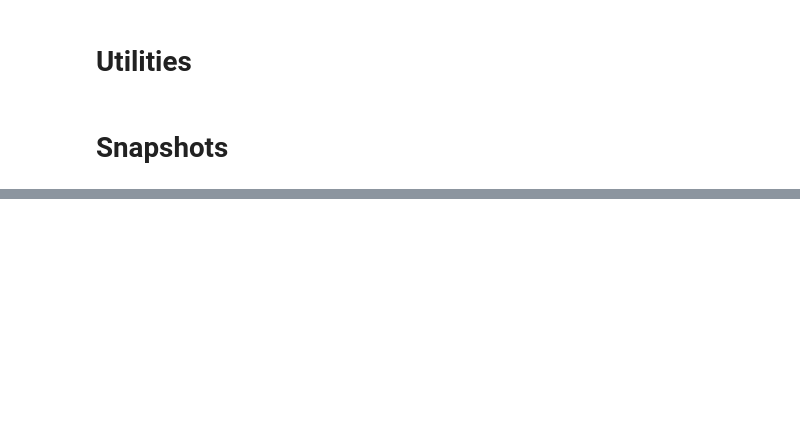
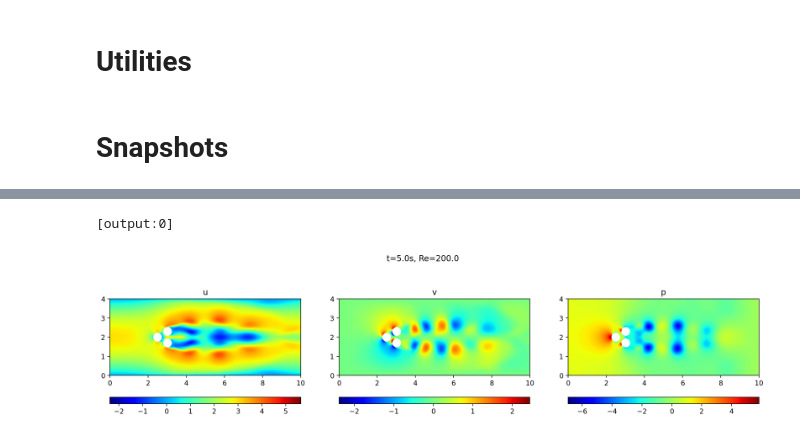
Before and after one commit to adrianoracano/mySHRED, a Jupyter notebook: dataset_pinball_parallel.ipynb, the cells around one changed output, grey strips where cells are left out. Saved outputs shown, nothing was run; the diff lists cells and outputs as text; code cells hidden in the pictures; blank space fills up the shorter version.

```diff
--- a/dataset_pinball_parallel.ipynb
+++ b/dataset_pinball_parallel.ipynb
@@ -1023,9 +865,13 @@ params_range = params_ph_range # + params_airfoil_range
 # %%
 %%px
 
-timesteps = 400
-dt = 8 / timesteps
-ntimes = timesteps + 1 # initial condition
+dt = 0.01
+T = 5
+timesteps = int(T/dt)
+
+
+save_to_np_every_steps = 10
+ntimes = int(timesteps/save_to_np_every_steps) + 1 # initial condition
 # %%
 %%px
 np.random.seed(42)
@@ -1110,17 +984,21 @@ if rank==0:
     triang = tri.Triangulation(x, y)
 
     # Calcola la magnitudine di u per tutti i timestep e determina min e max globali
-    u_mag = np.sqrt(u**2 + v**2)
-    u_min, u_max = u_mag.min(), u_mag.max()
-    p_min, p_max = p_np[1: ,:].min(), p_np[1: ,:].max()
+    # u_mag = np.sqrt(u**2 + v**2)
+    u_min, u_max = u.min(), u[:50].max()
+    v_min, v_max = v.min(), v[:50].max()
+    p_min, p_max = p_np[1:85 ,:].min(), p_np[1:85 ,:].max()
 
     # Crea gli oggetti norm per fissare la scala dei colori
     norm_u = mcolors.Normalize(vmin=u_min, vmax=u_max)
+    norm_v = mcolors.Normalize(vmin=v_min, vmax=v_max)
     norm_p = mcolors.Normalize(vmin=p_min, vmax=p_max)
 
     # Crea due ScalarMappable per le colorbar statiche
     sm_u = ScalarMappable(cmap='jet', norm=norm_u)
     sm_u.set_array([])
+    sm_v = ScalarMappable(cmap='jet', norm=norm_v)
+    sm_v.set_array([])
     sm_p = ScalarMappable(cmap='jet', norm=norm_p)
     sm_p.set_array([])
     # Imposta la figura con 2 sottotrame
@@ -1134,29 +1012,48 @@ if rank==0:
     cyl_coords.append(pinball_coords[np.where((pinball_coords[:, 0] - centers[2][0])**2 + (pinball_coords[:, 1] - centers[2][1])**2 <= (R + 1e-3)**2)])
 # %%
 %%px
-from IPython.display import display, clear_output
+from IPython.display import display
 
 if rank==0:
-    fig, axs = plt.subplots(nrows, ncols)
-    add_zoom(2.4)
+    fig, axs = plt.subplots(1, 3)
+    # add_zoom(2.4)
+
+    # add_zoom(2.4)
+
+    plt.gcf().set_figheight(plt.gcf().get_figheight() * 0.3)
+    zoom = 2.7
+    plt.gcf().set_figheight(plt.gcf().get_figheight() * zoom)
+    plt.gcf().set_figwidth(plt.gcf().get_figwidth() * zoom)
 
     # Aggiungi le colorbar statiche fuori dalla funzione di aggiornamento
-    cbar_u = fig.colorbar(sm_u, ax=axs[0], orientation='horizontal', pad = 0.05, aspect = 30)
-    axs[0].set_title("U (magnitudine)")
-    cbar_p = fig.colorbar(sm_p, ax=axs[1], orientation='horizontal', pad = 0.05, aspect = 30)
-    axs[1].set_title("p")
+    cbar_u = fig.colorbar(sm_u, ax=axs[0], orientation='horizontal', pad = 0.15, aspect = 30)
+    axs[0].set_title("u")
+    cbar_u = fig.colorbar(sm_v, ax=axs[1], orientation='horizontal', pad = 0.15, aspect = 30)
+    axs[1].set_title("v")
+    cbar_p = fig.colorbar(sm_p, ax=axs[2], orientation='horizontal', pad = 0.15, aspect = 30)
+    axs[2].set_title("p")
 
-    whichtimes = np.arange(0, timesteps).tolist()
+    # whichtimes = np.arange(0, ntimes, 1)
+    whichtimes = [ntimes-1]
     for time in whichtimes:
 
-        cont1 = axs[0].tricontourf(triang, u_mag[time, :], cmap="jet", levels=200, norm=norm_u)
+        cont1 = axs[0].tricontourf(triang, u_np[time, :], cmap="jet", levels=200, norm=norm_u)
         axs[0].set_aspect("equal")
-        cont2 = axs[1].tricontourf(triang, p_np[time, :], cmap="jet", levels=200, norm=norm_p)
+        cont2 = axs[1].tricontourf(triang, v_np[time, :], cmap="jet", levels=200, norm=norm_v)
         axs[1].set_aspect("equal")
+        cont3 = axs[2].tricontourf(triang, p_np[time, :], cmap="jet", levels=200, norm=norm_p)
+        axs[2].set_aspect("equal")
 
         for ax in axs:
             for cyl in cyl_coords:
                 ax.fill(cyl[:,0], cyl[:,1], 'white', edgecolor='white', lw=1.5)
 
-    display(fig)                 # mostra il nuovo disegno
-    clc(wait=True)
+        # fig.subplots_adjust(top=2.95, bottom=0)
+        fig.suptitle(f"t={(time*save_to_np_every_steps)/timesteps*T:.1f}s, Re={U_max * np.cos(params[0][0]) * 2 * R  * rho_ / params[1][0]:.1f} ")
+
+        display(fig)
+        plt.close(fig)
+        clc(wait=True)
+# %% [output]
+[output:0]
+[figure, added]
```
Also changed, not shown: parts of 12 cells of this notebook, 1 other file.
